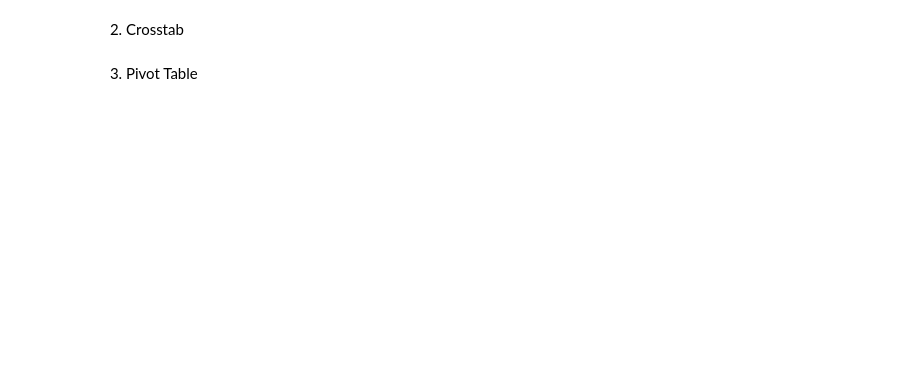
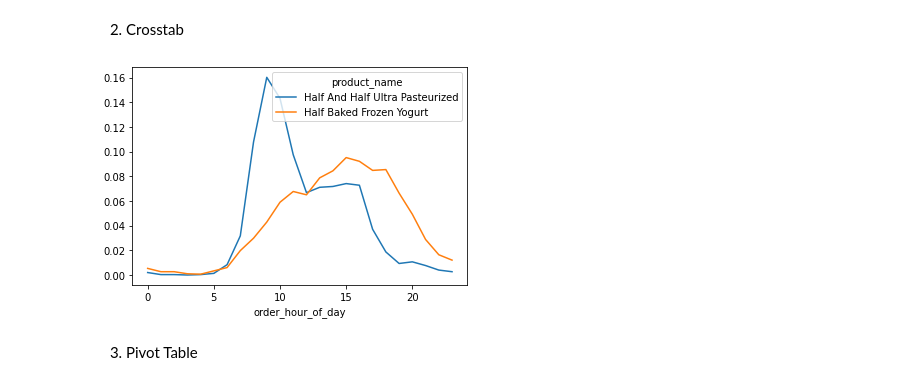
Before and after one commit to CJLucido/DS-Unit-1-Sprint-1-Data-Wrangling-and-Storytelling, a Jupyter notebook: module3-join-and-reshape-data/LS_DS_113_Join_and_Reshape_Data.ipynb, the cells around one changed output. Saved outputs shown, nothing was run; the diff lists cells and outputs as text; code cells hidden in the pictures; blank space fills up the shorter version.

```diff
--- a/module3-join-and-reshape-data/LS_DS_113_Join_and_Reshape_Data.ipynb
+++ b/module3-join-and-reshape-data/LS_DS_113_Join_and_Reshape_Data.ipynb
@@ -782,3 +945,9 @@ orders.columns.to_list()
 display(example)
 # %% [markdown]
 This might blow your mind, but we're going to subset the dataframes to select specific columns **and** merge them all in one go. Ready?
+# %%
+merged = (products[['product_id', 'product_name']]
+          .merge(order_products[['order_id', 'product_id']])
+          .merge(orders[['order_id', 'order_hour_of_day']]))
+
+merged.head()
@@ -786,3 +962,10 @@ This might blow your mind, but we're going to subset the dataframes to select sp
 Ok, so we were a little bit lazy and probably should have subsetted our the rows of our dataframes before we merged them. We are going to filter after the fact. This is something that you can try out for practice. Can you figure out how to filter these dataframes **before** merging rather than after?
 # %%
 product_names = ['Half Baked Frozen Yogurt', 'Half And Half Ultra Pasteurized']
+condition = ((merged['product_name']=='Half Baked Frozen Yogurt') |
+             (merged['product_name']=='Half And Half Ultra Pasteurized'))
+
+merged = merged[condition]
+
+print(merged.shape)
+merged.head()
@@ -791,3 +982,12 @@ Again, there are multiple effective ways to write conditions.
 # %%
 condition = ((merged['product_name']=='Half Baked Frozen Yogurt') |
              (merged['product_name']=='Half And Half Ultra Pasteurized'))
+# %%
+product_names = ['Half Baked Frozen Yogurt', 'Half And Half Ultra Pasteurized']
+
+condition = merged['product_name'].isin(product_names)
+
+subset = merged[condition]
+
+print(subset.shape)
+subset.head()
@@ -818,4 +1088,10 @@ display(example)
 # %% [markdown]
 2) Crosstab
+# %%
+pd.crosstab(subset['order_hour_of_day'],
+            subset['product_name'],
+            normalize='columns').plot();
+# %% [output]
+[figure, added]
 # %% [markdown]
 3) Pivot Table
```
Also changed, not shown: parts of 38 cells of this notebook.
